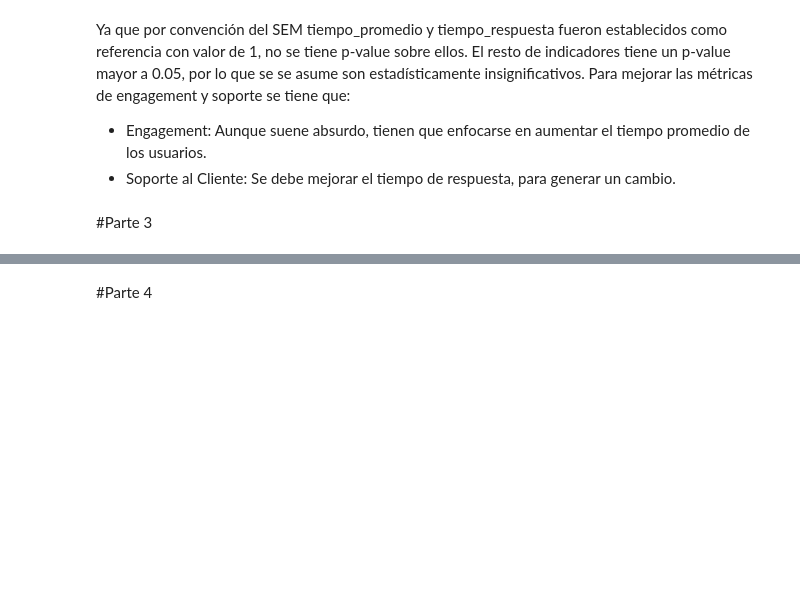
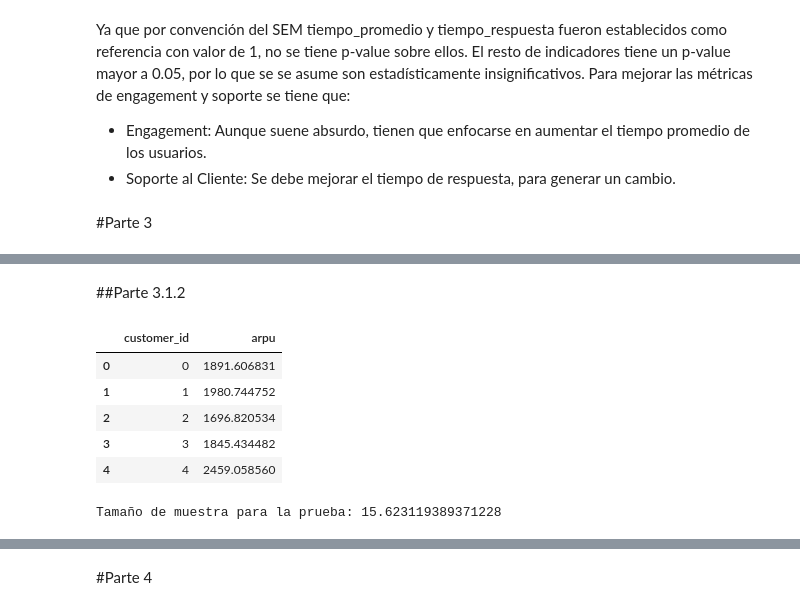
Before and after one commit to zayo1511/LaboratorioDeAnalisisDeDatosFinancierosYDeDisenoDeIndicadores, a Jupyter notebook: examen_2do_parcial_LozoyaDiego.ipynb, the cells around one changed output, grey strips where cells are left out. Cells and saved outputs as stored; diff of their text form; code cells hidden in the pictures; blank space fills up the shorter version.

```diff
--- a/examen_2do_parcial_LozoyaDiego.ipynb
+++ b/examen_2do_parcial_LozoyaDiego.ipynb
@@ -638,0 +652,18 @@ Ya que por convención del SEM tiempo_promedio y tiempo_respuesta fueron estable
+# %% [markdown]
+##Parte 3.1.2
+# %%
+df1 = pd.read_csv(data_path + 'correcaminos_historical_arpu.csv')
+df1.head()
+# %% [output]
+|  | customer_id | arpu |
+| 0 | 0 | 1891.606831 |
+| 1 | 1 | 1980.744752 |
+| 2 | 2 | 1696.820534 |
+| 3 | 3 | 1845.434482 |
+| 4 | 4 | 2459.058560 |
+# %%
+var = np.var(df1['arpu'])
+n = (2*(1.96+0.84)**2*var)/(300**2)
+print(f'Tamaño de muestra para la prueba: {n}')
+# %% [output]
+Tamaño de muestra para la prueba: 15.623119389371228
```
Also changed, not shown: parts of 30 cells of this notebook.
